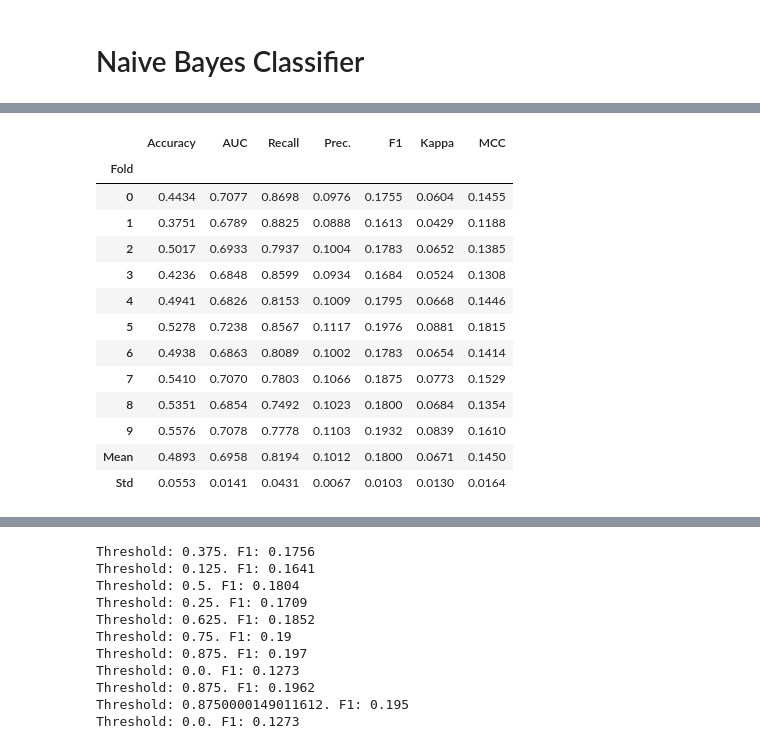
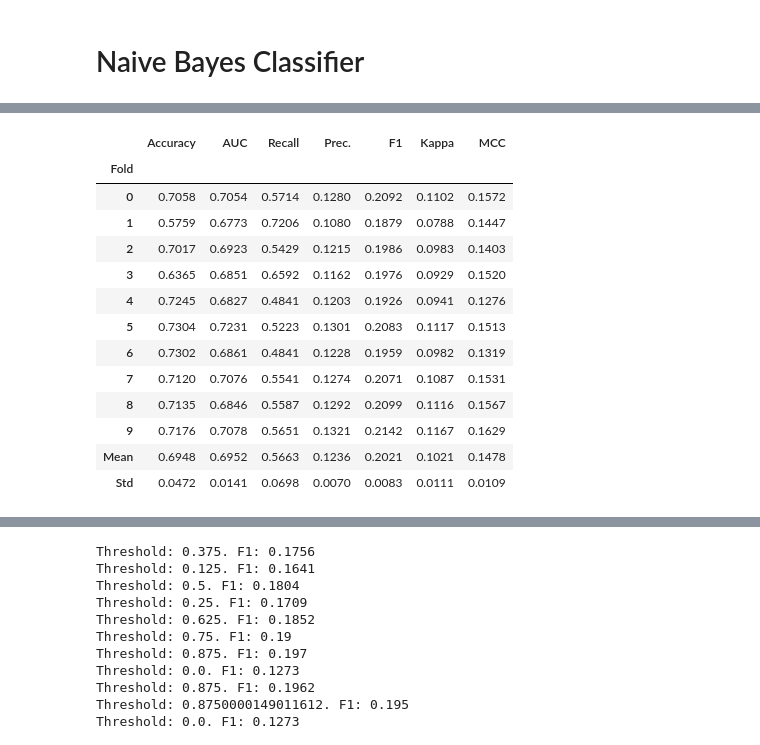
Before and after one commit to LonnyCox55/MSDS696_NHLExpectedGoalPrediction, a Jupyter notebook: main.ipynb, the cells around one changed output, grey strips where cells are left out. Saved outputs shown, nothing was run; the diff lists cells and outputs as text; code cells hidden in the pictures.

```diff
--- a/main.ipynb
+++ b/main.ipynb
@@ -665,23 +665,23 @@ pycc.plot_model(pycc_rf, plot = "tree")
 # Naive Bayes Classifier
 # %%
 # Create Naive Bayes Pycaret model
-pycc_nb = pycc.create_model('nb')
+pycc_nb = pycc.create_model('nb', probability_threshold = 0.96875)
 # %% [output]
 [interactive output not drawn]
 |  | Accuracy | AUC | Recall | Prec. | F1 | Kappa | MCC |
 | Fold |  |  |  |  |  |  |  |
-| 0 | 0.4434 | 0.7077 | 0.8698 | 0.0976 | 0.1755 | 0.0604 | 0.1455 |
-| 1 | 0.3751 | 0.6789 | 0.8825 | 0.0888 | 0.1613 | 0.0429 | 0.1188 |
-| 2 | 0.5017 | 0.6933 | 0.7937 | 0.1004 | 0.1783 | 0.0652 | 0.1385 |
-| 3 | 0.4236 | 0.6848 | 0.8599 | 0.0934 | 0.1684 | 0.0524 | 0.1308 |
-| 4 | 0.4941 | 0.6826 | 0.8153 | 0.1009 | 0.1795 | 0.0668 | 0.1446 |
-| 5 | 0.5278 | 0.7238 | 0.8567 | 0.1117 | 0.1976 | 0.0881 | 0.1815 |
-| 6 | 0.4938 | 0.6863 | 0.8089 | 0.1002 | 0.1783 | 0.0654 | 0.1414 |
-| 7 | 0.5410 | 0.7070 | 0.7803 | 0.1066 | 0.1875 | 0.0773 | 0.1529 |
-| 8 | 0.5351 | 0.6854 | 0.7492 | 0.1023 | 0.1800 | 0.0684 | 0.1354 |
-| 9 | 0.5576 | 0.7078 | 0.7778 | 0.1103 | 0.1932 | 0.0839 | 0.1610 |
-| Mean | 0.4893 | 0.6958 | 0.8194 | 0.1012 | 0.1800 | 0.0671 | 0.1450 |
-| Std | 0.0553 | 0.0141 | 0.0431 | 0.0067 | 0.0103 | 0.0130 | 0.0164 |
+| 0 | 0.7058 | 0.7054 | 0.5714 | 0.1280 | 0.2092 | 0.1102 | 0.1572 |
+| 1 | 0.5759 | 0.6773 | 0.7206 | 0.1080 | 0.1879 | 0.0788 | 0.1447 |
+| 2 | 0.7017 | 0.6923 | 0.5429 | 0.1215 | 0.1986 | 0.0983 | 0.1403 |
+| 3 | 0.6365 | 0.6851 | 0.6592 | 0.1162 | 0.1976 | 0.0929 | 0.1520 |
+| 4 | 0.7245 | 0.6827 | 0.4841 | 0.1203 | 0.1926 | 0.0941 | 0.1276 |
+| 5 | 0.7304 | 0.7231 | 0.5223 | 0.1301 | 0.2083 | 0.1117 | 0.1513 |
+| 6 | 0.7302 | 0.6861 | 0.4841 | 0.1228 | 0.1959 | 0.0982 | 0.1319 |
+| 7 | 0.7120 | 0.7076 | 0.5541 | 0.1274 | 0.2071 | 0.1087 | 0.1531 |
+| 8 | 0.7135 | 0.6846 | 0.5587 | 0.1292 | 0.2099 | 0.1116 | 0.1567 |
+| 9 | 0.7176 | 0.7078 | 0.5651 | 0.1321 | 0.2142 | 0.1167 | 0.1629 |
+| Mean | 0.6948 | 0.6952 | 0.5663 | 0.1236 | 0.2021 | 0.1021 | 0.1478 |
+| Std | 0.0472 | 0.0141 | 0.0698 | 0.0070 | 0.0083 | 0.0111 | 0.0109 |
 [interactive output not drawn]
 # %%
 # Optimize the probability threshold used to determine whether a shot results in a goal
```
Also changed, not shown: parts of 3 cells of this notebook.
